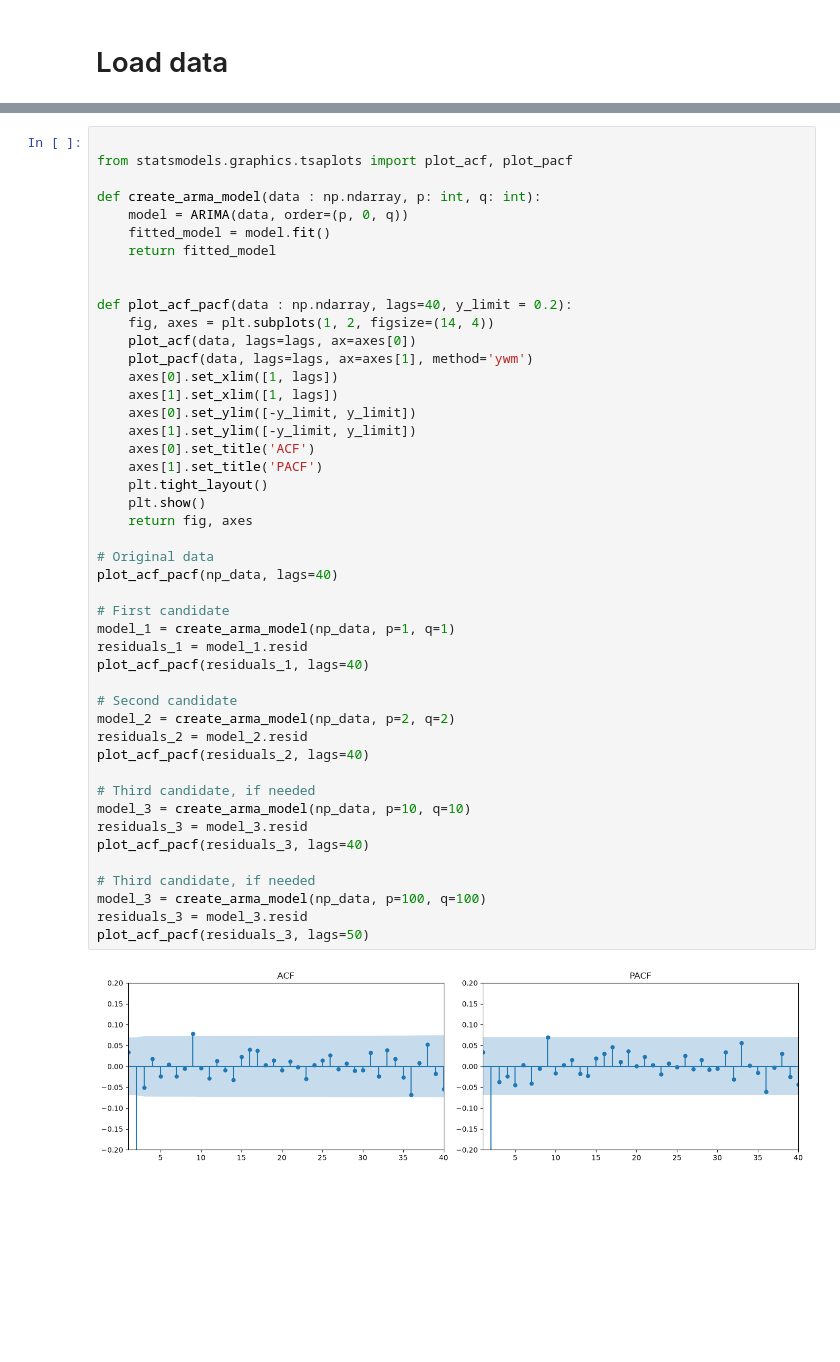
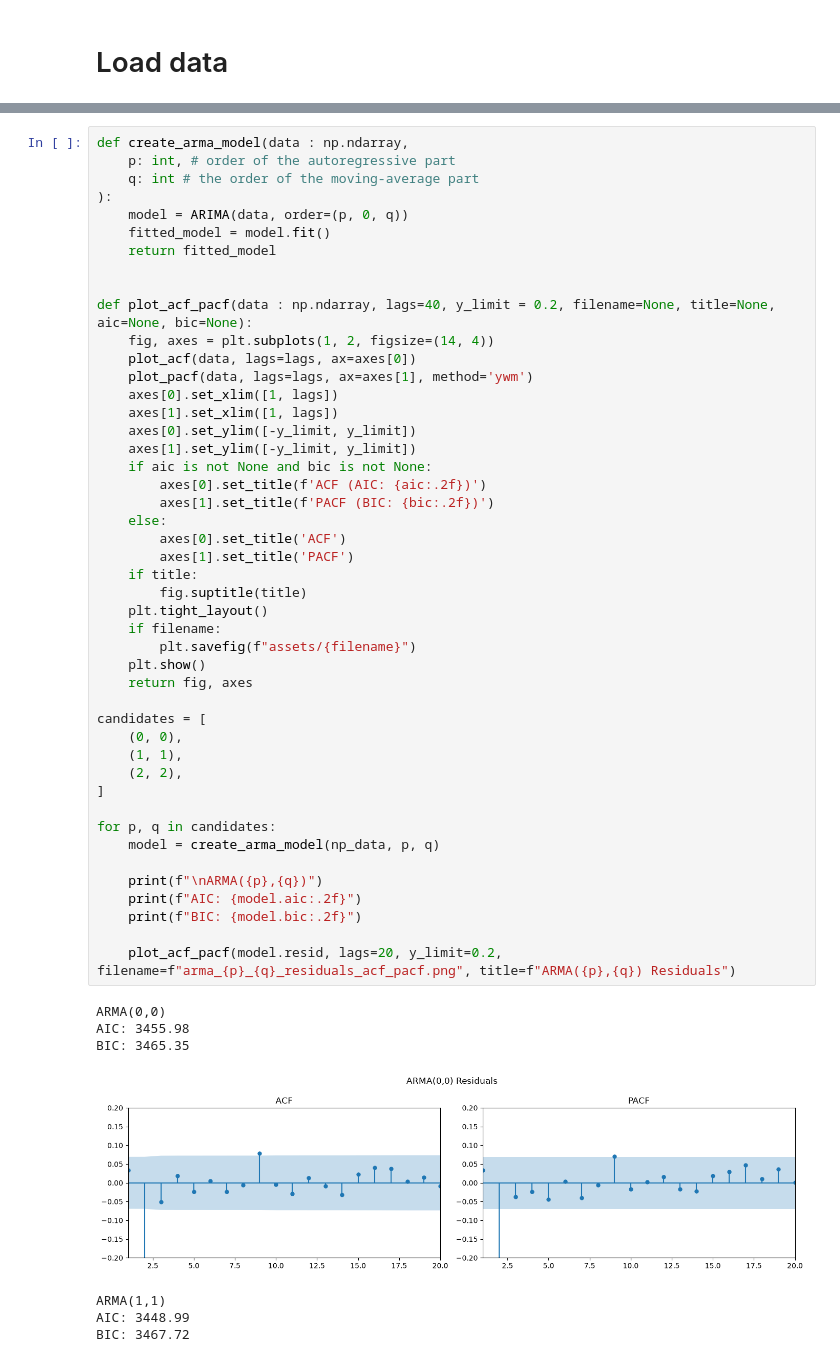
Before and after one commit to Husted42/advanced-time-series-analysis, a Jupyter notebook: assignment-1/part-5/part_5.ipynb, the cells around one changed output, grey strips where cells are left out. Drawn from its saved outputs; the diff is of its cells as text; blank space fills up the shorter version.

```diff
--- a/assignment-1/part-5/part_5.ipynb
+++ b/assignment-1/part-5/part_5.ipynb
@@ -38,48 +54,54 @@ plt.show()
 # %%
-
-from statsmodels.graphics.tsaplots import plot_acf, plot_pacf
-
-def create_arma_model(data : np.ndarray, p: int, q: int):
+def create_arma_model(data : np.ndarray,
+    p: int, # order of the autoregressive part
+    q: int # the order of the moving-average part
+):
     model = ARIMA(data, order=(p, 0, q))
     fitted_model = model.fit()
     return fitted_model
 
 
-def plot_acf_pacf(data : np.ndarray, lags=40, y_limit = 0.2):
+def plot_acf_pacf(data : np.ndarray, lags=40, y_limit = 0.2, filename=None, title=None, aic=None, bic=None):
     fig, axes = plt.subplots(1, 2, figsize=(14, 4))
     plot_acf(data, lags=lags, ax=axes[0])
     plot_pacf(data, lags=lags, ax=axes[1], method='ywm')
     axes[0].set_xlim([1, lags])
     axes[1].set_xlim([1, lags])
     axes[0].set_ylim([-y_limit, y_limit])
     axes[1].set_ylim([-y_limit, y_limit])
-    axes[0].set_title('ACF')
-    axes[1].set_title('PACF')
+    if aic is not None and bic is not None:
+        axes[0].set_title(f'ACF (AIC: {aic:.2f})')
+        axes[1].set_title(f'PACF (BIC: {bic:.2f})')
+    else:
+        axes[0].set_title('ACF')
+        axes[1].set_title('PACF')
+    if title:
+        fig.suptitle(title)
     plt.tight_layout()
+    if filename:
+        plt.savefig(f"assets/{filename}")
     plt.show()
     return fig, axes
 
-# Original data
-plot_acf_pacf(np_data, lags=40)
+candidates = [
+    (0, 0),
+    (1, 1),
+    (2, 2),
+]
 
-# First candidate
-model_1 = create_arma_model(np_data, p=1, q=1)
-residuals_1 = model_1.resid
-plot_acf_pacf(residuals_1, lags=40)
+for p, q in candidates:
+    model = create_arma_model(np_data, p, q)
 
-# Second candidate
-model_2 = create_arma_model(np_data, p=2, q=2)
-residuals_2 = model_2.resid
-plot_acf_pacf(residuals_2, lags=40)
+    print(f"\nARMA({p},{q})")
+    print(f"AIC: {model.aic:.2f}")
+    print(f"BIC: {model.bic:.2f}")
 
-# Third candidate, if needed
-model_3 = create_arma_model(np_data, p=10, q=10)
-residuals_3 = model_3.resid
-plot_acf_pacf(residuals_3, lags=40)
-
-# Third candidate, if needed
-model_3 = create_arma_model(np_data, p=100, q=100)
-residuals_3 = model_3.resid
-plot_acf_pacf(residuals_3, lags=50)
+    plot_acf_pacf(model.resid, lags=20, y_limit=0.2, filename=f"arma_{p}_{q}_residuals_acf_pacf.png", title=f"ARMA({p},{q}) Residuals")
 # %% [output]
+ARMA(0,0)
+AIC: 3455.98
+BIC: 3465.35
-[figure, old version]
+[figure, new version]
+ARMA(1,1)
+AIC: 3448.99
+BIC: 3467.72
```
Also changed, not shown: parts of 6 cells of this notebook, 3 other files.
